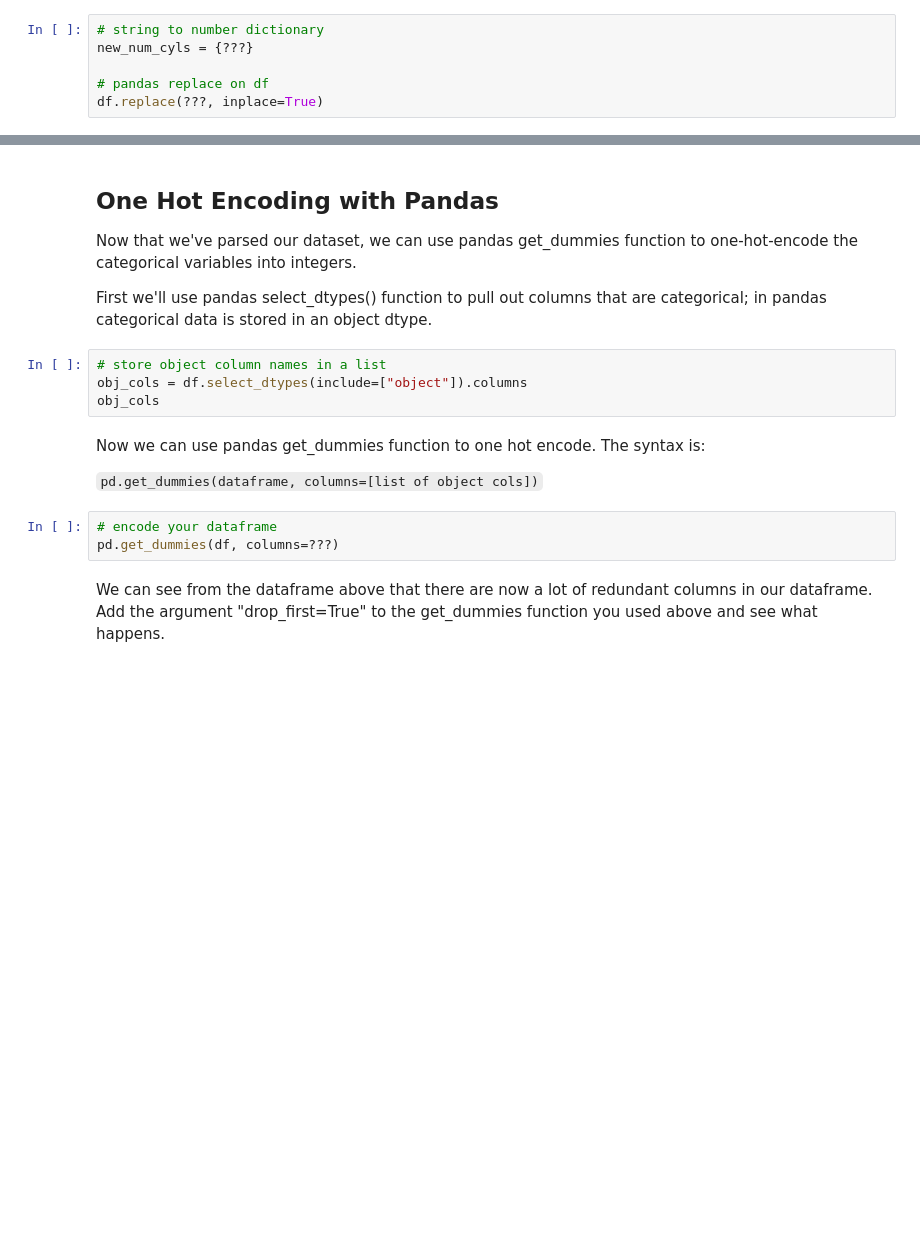
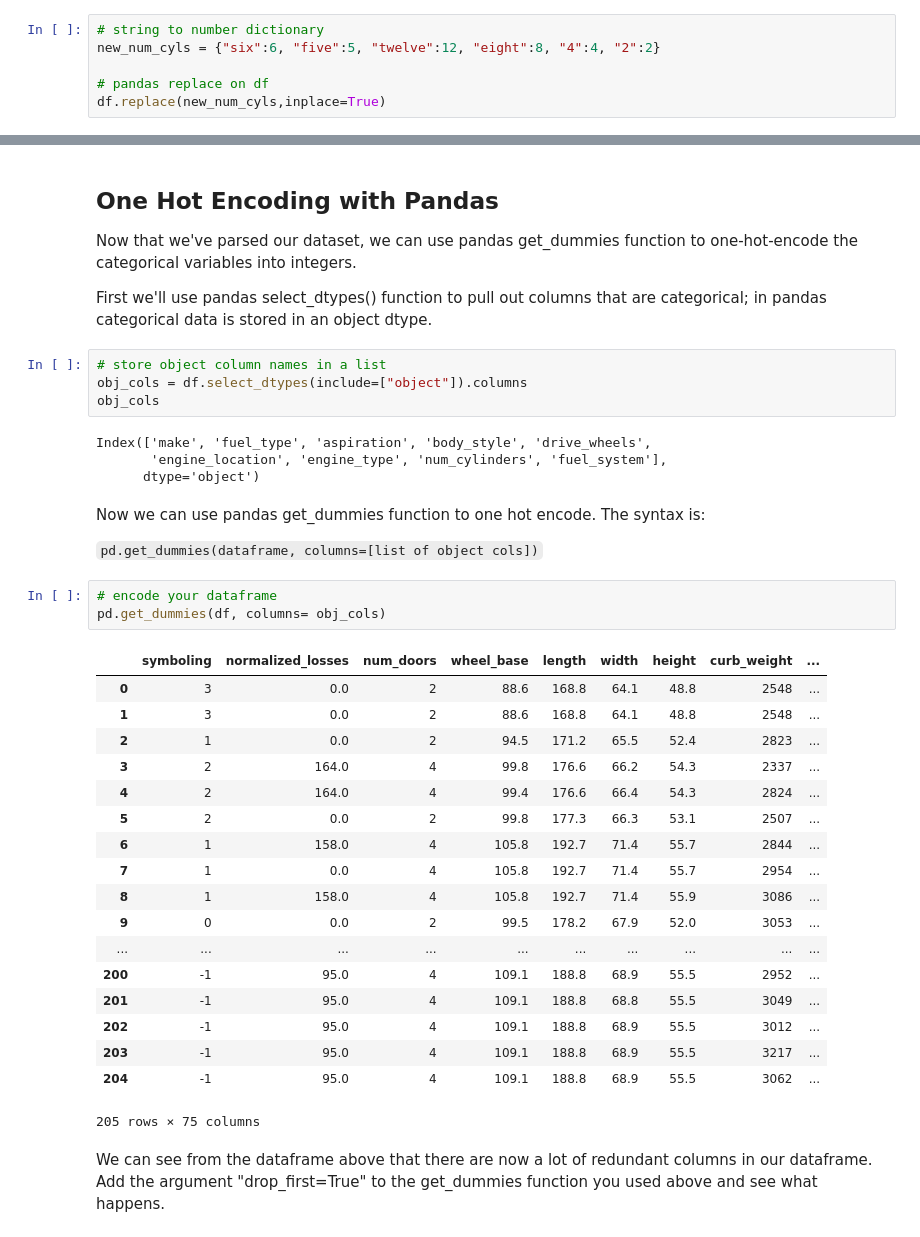
Before and after one commit to mutecypher/DataSci-420, a Jupyter notebook: L06-1-Wkshp-OneHotEncoding.ipynb, the cells around one changed output, grey strips where cells are left out. Saved outputs shown, nothing was run; the diff lists cells and outputs as text; blank space fills up the shorter version.

```diff
--- a/L06-1-Wkshp-OneHotEncoding.ipynb
+++ b/L06-1-Wkshp-OneHotEncoding.ipynb
@@ -64,9 +131,9 @@ df["num_cylinders"].unique()
 Following the code we used to map num_doors, create a mapping dictionary and replace the values for the num_cylinders column.
 # %%
 # string to number dictionary
-new_num_cyls = {???}
+new_num_cyls = {"six":6, "five":5, "twelve":12, "eight":8, "4":4, "2":2}
 
 # pandas replace on df
-df.replace(???, inplace=True)
+df.replace(new_num_cyls,inplace=True)
 # %%
 df["num_cylinders"].head()
@@ -79,13 +153,36 @@ First we'll use pandas select_dtypes() function to pull out columns that are cat
 # store object column names in a list
 obj_cols = df.select_dtypes(include=["object"]).columns
 obj_cols
+# %% [output]
+Index(['make', 'fuel_type', 'aspiration', 'body_style', 'drive_wheels',
+       'engine_location', 'engine_type', 'num_cylinders', 'fuel_system'],
+      dtype='object')
 # %% [markdown]
 Now we can use pandas get_dummies function to one hot encode. The syntax is:
 
 `pd.get_dummies(dataframe, columns=[list of object cols])`
 # %%
 # encode your dataframe
-pd.get_dummies(df, columns=???)
+pd.get_dummies(df, columns= obj_cols)
+# %% [output]
+|  | symboling | normalized_losses | num_doors | wheel_base | length | width | height | curb_weight | ... |
+| 0 | 3 | 0.0 | 2 | 88.6 | 168.8 | 64.1 | 48.8 | 2548 | ... |
+| 1 | 3 | 0.0 | 2 | 88.6 | 168.8 | 64.1 | 48.8 | 2548 | ... |
+| 2 | 1 | 0.0 | 2 | 94.5 | 171.2 | 65.5 | 52.4 | 2823 | ... |
+| 3 | 2 | 164.0 | 4 | 99.8 | 176.6 | 66.2 | 54.3 | 2337 | ... |
+| 4 | 2 | 164.0 | 4 | 99.4 | 176.6 | 66.4 | 54.3 | 2824 | ... |
+| 5 | 2 | 0.0 | 2 | 99.8 | 177.3 | 66.3 | 53.1 | 2507 | ... |
+| 6 | 1 | 158.0 | 4 | 105.8 | 192.7 | 71.4 | 55.7 | 2844 | ... |
+| 7 | 1 | 0.0 | 4 | 105.8 | 192.7 | 71.4 | 55.7 | 2954 | ... |
+| 8 | 1 | 158.0 | 4 | 105.8 | 192.7 | 71.4 | 55.9 | 3086 | ... |
+| 9 | 0 | 0.0 | 2 | 99.5 | 178.2 | 67.9 | 52.0 | 3053 | ... |
+| ... | ... | ... | ... | ... | ... | ... | ... | ... | ... |
+| 200 | -1 | 95.0 | 4 | 109.1 | 188.8 | 68.9 | 55.5 | 2952 | ... |
+| 201 | -1 | 95.0 | 4 | 109.1 | 188.8 | 68.8 | 55.5 | 3049 | ... |
+| 202 | -1 | 95.0 | 4 | 109.1 | 188.8 | 68.9 | 55.5 | 3012 | ... |
+| 203 | -1 | 95.0 | 4 | 109.1 | 188.8 | 68.9 | 55.5 | 3217 | ... |
+| 204 | -1 | 95.0 | 4 | 109.1 | 188.8 | 68.9 | 55.5 | 3062 | ... |
+205 rows × 75 columns
 # %% [markdown]
 We can see from the dataframe above that there are now a lot of redundant columns in our dataframe. Add the argument "drop_first=True" to the get_dummies function you used above and see what happens.
 # %%
```
Also changed, not shown: parts of 10 cells of this notebook, 3 other files.
